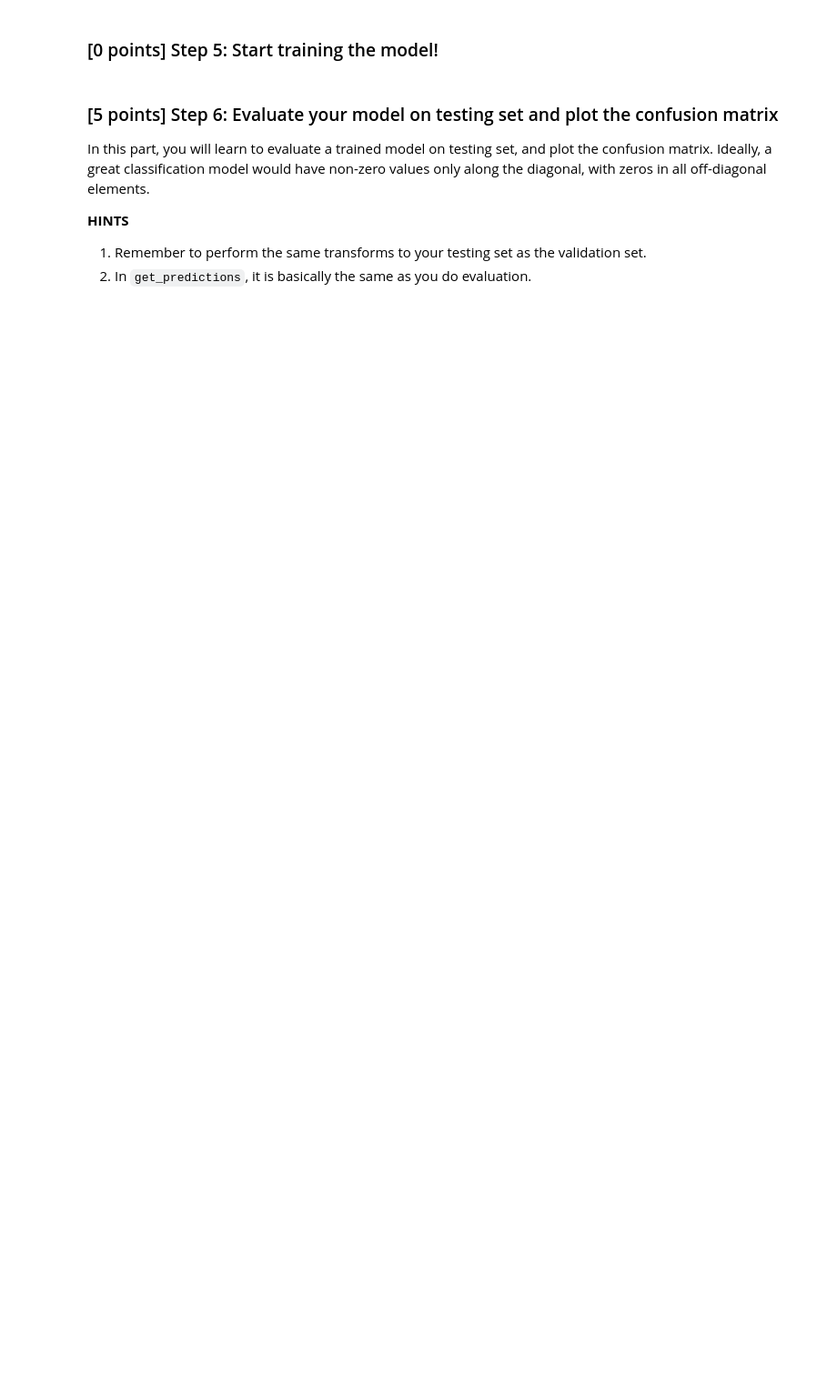
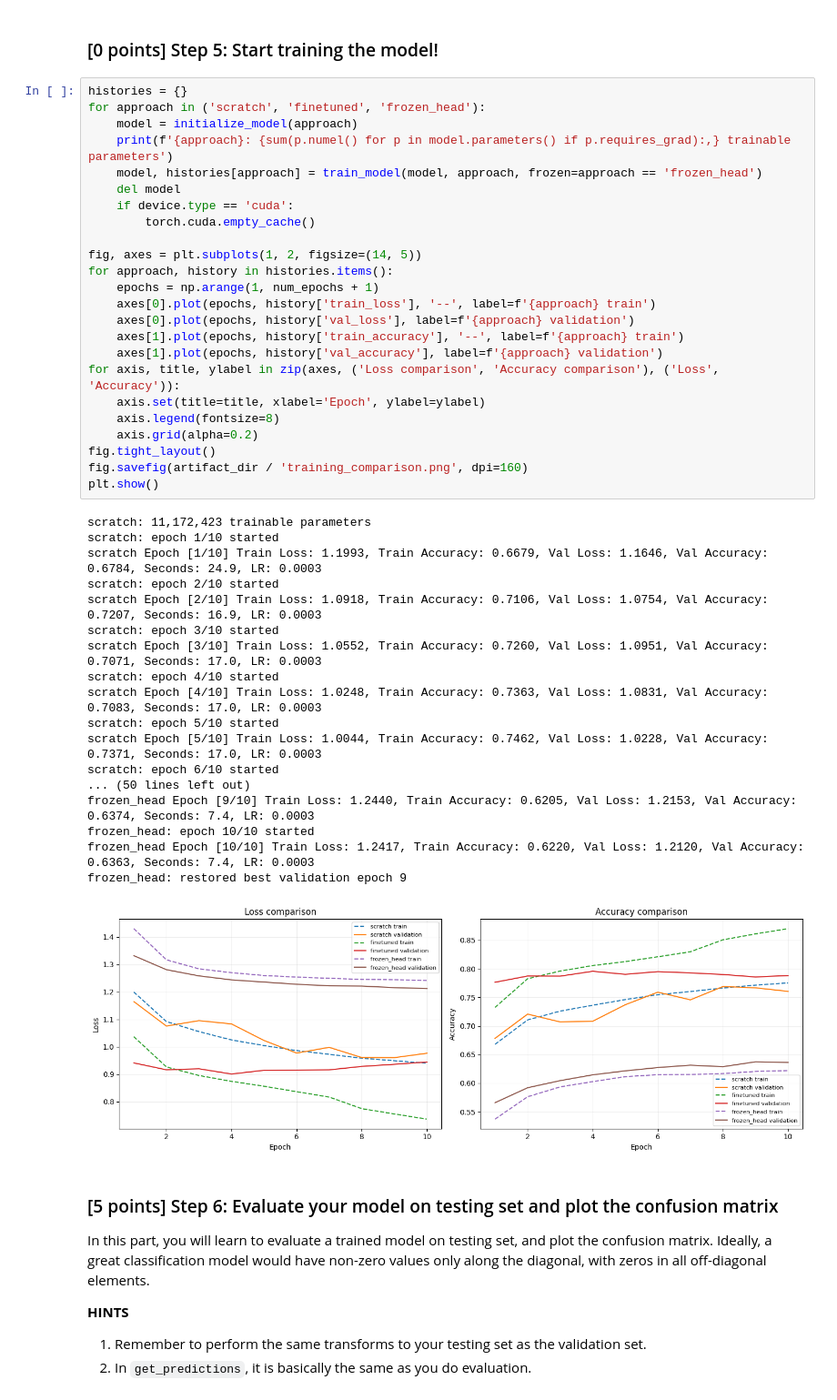
Before and after one commit to Sam-0505/assignment_1, a Jupyter notebook: AI4CV_hw1_part2.ipynb, the cells around one changed output. Shown at 91% size. Saved outputs shown, nothing was run; the diff lists cells and outputs as text; blank space fills up the shorter version.

```diff
--- a/AI4CV_hw1_part2.ipynb
+++ b/AI4CV_hw1_part2.ipynb
@@ -72,5 +349,48 @@
 # %% [markdown]
 ### [0 points] Step 5: Start training the model!
+# %%
+histories = {}
+for approach in ('scratch', 'finetuned', 'frozen_head'):
+    model = initialize_model(approach)
+    print(f'{approach}: {sum(p.numel() for p in model.parameters() if p.requires_grad):,} trainable parameters')
+    model, histories[approach] = train_model(model, approach, frozen=approach == 'frozen_head')
+    del model
+    if device.type == 'cuda':
+        torch.cuda.empty_cache()
+
+fig, axes = plt.subplots(1, 2, figsize=(14, 5))
+for approach, history in histories.items():
+    epochs = np.arange(1, num_epochs + 1)
+    axes[0].plot(epochs, history['train_loss'], '--', label=f'{approach} train')
+    axes[0].plot(epochs, history['val_loss'], label=f'{approach} validation')
+    axes[1].plot(epochs, history['train_accuracy'], '--', label=f'{approach} train')
+    axes[1].plot(epochs, history['val_accuracy'], label=f'{approach} validation')
+for axis, title, ylabel in zip(axes, ('Loss comparison', 'Accuracy comparison'), ('Loss', 'Accuracy')):
+    axis.set(title=title, xlabel='Epoch', ylabel=ylabel)
+    axis.legend(fontsize=8)
+    axis.grid(alpha=0.2)
+fig.tight_layout()
+fig.savefig(artifact_dir / 'training_comparison.png', dpi=160)
+plt.show()
+# %% [output]
+scratch: 11,172,423 trainable parameters
+scratch: epoch 1/10 started
+scratch Epoch [1/10] Train Loss: 1.1993, Train Accuracy: 0.6679, Val Loss: 1.1646, Val Accuracy: 0.6784, Seconds: 24.9, LR: 0.0003
+scratch: epoch 2/10 started
+scratch Epoch [2/10] Train Loss: 1.0918, Train Accuracy: 0.7106, Val Loss: 1.0754, Val Accuracy: 0.7207, Seconds: 16.9, LR: 0.0003
+scratch: epoch 3/10 started
+scratch Epoch [3/10] Train Loss: 1.0552, Train Accuracy: 0.7260, Val Loss: 1.0951, Val Accuracy: 0.7071, Seconds: 17.0, LR: 0.0003
+scratch: epoch 4/10 started
+scratch Epoch [4/10] Train Loss: 1.0248, Train Accuracy: 0.7363, Val Loss: 1.0831, Val Accuracy: 0.7083, Seconds: 17.0, LR: 0.0003
+scratch: epoch 5/10 started
+scratch Epoch [5/10] Train Loss: 1.0044, Train Accuracy: 0.7462, Val Loss: 1.0228, Val Accuracy: 0.7371, Seconds: 17.0, LR: 0.0003
+scratch: epoch 6/10 started
+... (50 lines left out)
+frozen_head Epoch [9/10] Train Loss: 1.2440, Train Accuracy: 0.6205, Val Loss: 1.2153, Val Accuracy: 0.6374, Seconds: 7.4, LR: 0.0003
+frozen_head: epoch 10/10 started
+frozen_head Epoch [10/10] Train Loss: 1.2417, Train Accuracy: 0.6220, Val Loss: 1.2120, Val Accuracy: 0.6363, Seconds: 7.4, LR: 0.0003
+frozen_head: restored best validation epoch 9
+[figure, added]
 # %% [markdown]
 ### [5 points] Step 6: Evaluate your model on testing set and plot the confusion matrix
 In this part, you will learn to evaluate a trained model on testing set, and plot the confusion matrix.
```
Also changed, not shown: parts of 5 cells of this notebook, 1 other file.
